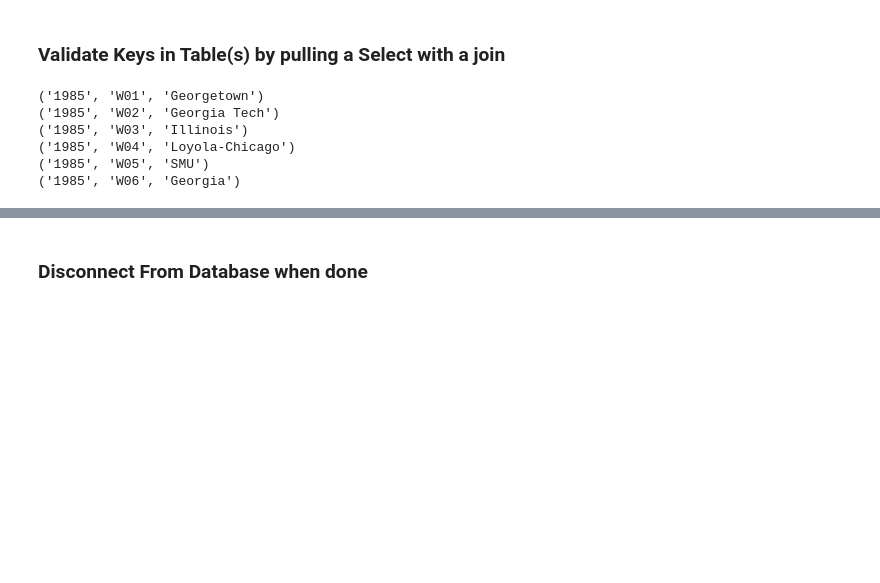
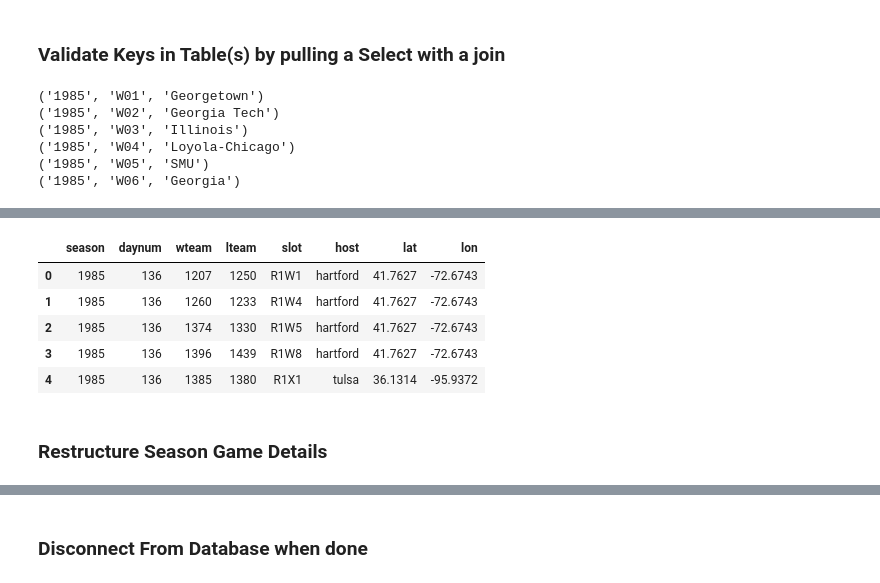
Before and after one commit to agbs2k8/Git_Tracked_Notebooks, a Jupyter notebook: NCAA_Tourney_Database_Creation.ipynb, the cells around one changed output, grey strips where cells are left out. Saved outputs shown, nothing was run; the diff lists cells and outputs as text; code cells hidden in the pictures; blank space fills up the shorter version.

```diff
--- a/NCAA_Tourney_Database_Creation.ipynb
+++ b/NCAA_Tourney_Database_Creation.ipynb
@@ -165,0 +242,17 @@ for res in results:
+# %%
+stmt = 'SELECT * FROM tourney_geography LIMIT 5'
+
+res_proxy = connection.execute(stmt)
+
+query_df = pd.DataFrame(res_proxy.fetchall())
+query_df.columns = res_proxy.keys()
+query_df
+# %% [output]
+|  | season | daynum | wteam | lteam | slot | host | lat | lon |
+| 0 | 1985 | 136 | 1207 | 1250 | R1W1 | hartford | 41.7627 | -72.6743 |
+| 1 | 1985 | 136 | 1260 | 1233 | R1W4 | hartford | 41.7627 | -72.6743 |
+| 2 | 1985 | 136 | 1374 | 1330 | R1W5 | hartford | 41.7627 | -72.6743 |
+| 3 | 1985 | 136 | 1396 | 1439 | R1W8 | hartford | 41.7627 | -72.6743 |
+| 4 | 1985 | 136 | 1385 | 1380 | R1X1 | tulsa | 36.1314 | -95.9372 |
+# %% [markdown]
+### Restructure Season Game Details
```
Also changed, not shown: parts of 40 cells of this notebook.
